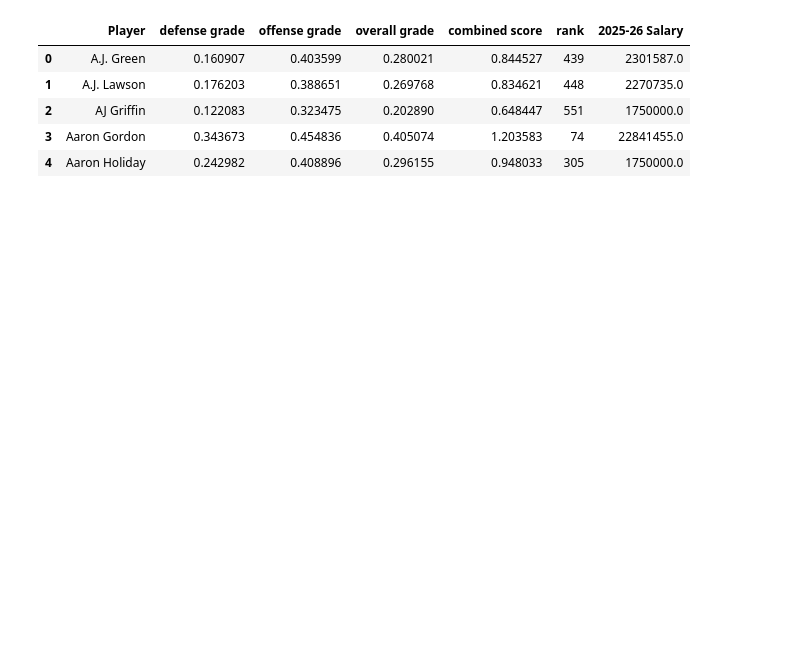
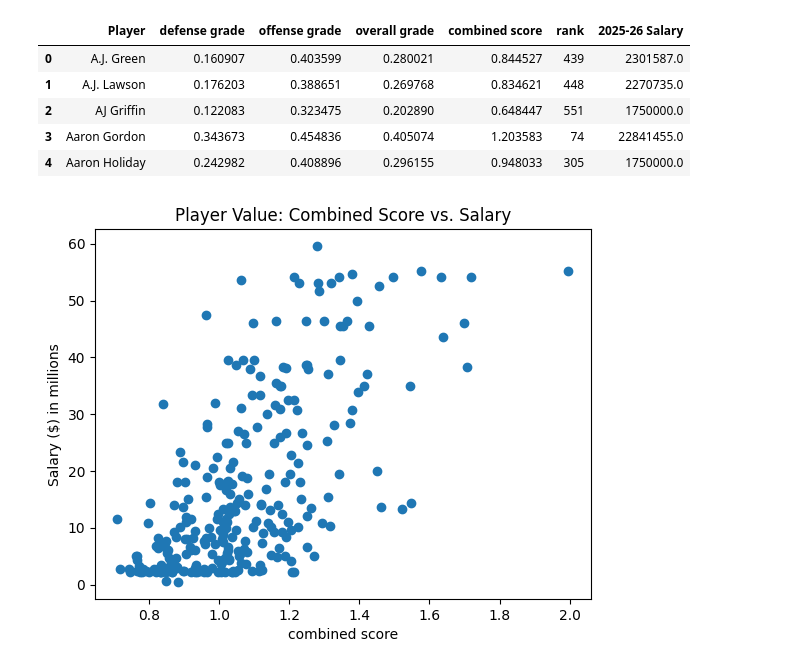
Before and after one commit to GeordieJones/Extra_Practice, a Jupyter notebook: basketball_data_filtering/data_filter.ipynb, the cells around one changed output. Cells and saved outputs as stored; diff of their text form; code cells hidden in the pictures; blank space fills up the shorter version.

Commit message:
plotted saleries vs. scores

```diff
--- a/basketball_data_filtering/data_filter.ipynb
+++ b/basketball_data_filtering/data_filter.ipynb
@@ -190,3 +190,15 @@ final_df.head()
 | 2 | AJ Griffin | 0.122083 | 0.323475 | 0.202890 | 0.648447 | 551 | 1750000.0 |
 | 3 | Aaron Gordon | 0.343673 | 0.454836 | 0.405074 | 1.203583 | 74 | 22841455.0 |
 | 4 | Aaron Holiday | 0.242982 | 0.408896 | 0.296155 | 0.948033 | 305 | 1750000.0 |
+# %%
+final_df['2025-26 Salary'] /= 1000000
+# %%
+
+
+plt.scatter(final_df['combined score'], final_df['2025-26 Salary'])
+plt.xlabel('combined score')
+plt.ylabel('Salary ($) in millions')
+plt.title('Player Value: Combined Score vs. Salary')
+plt.show()
+# %% [output]
+[figure, added]
```
